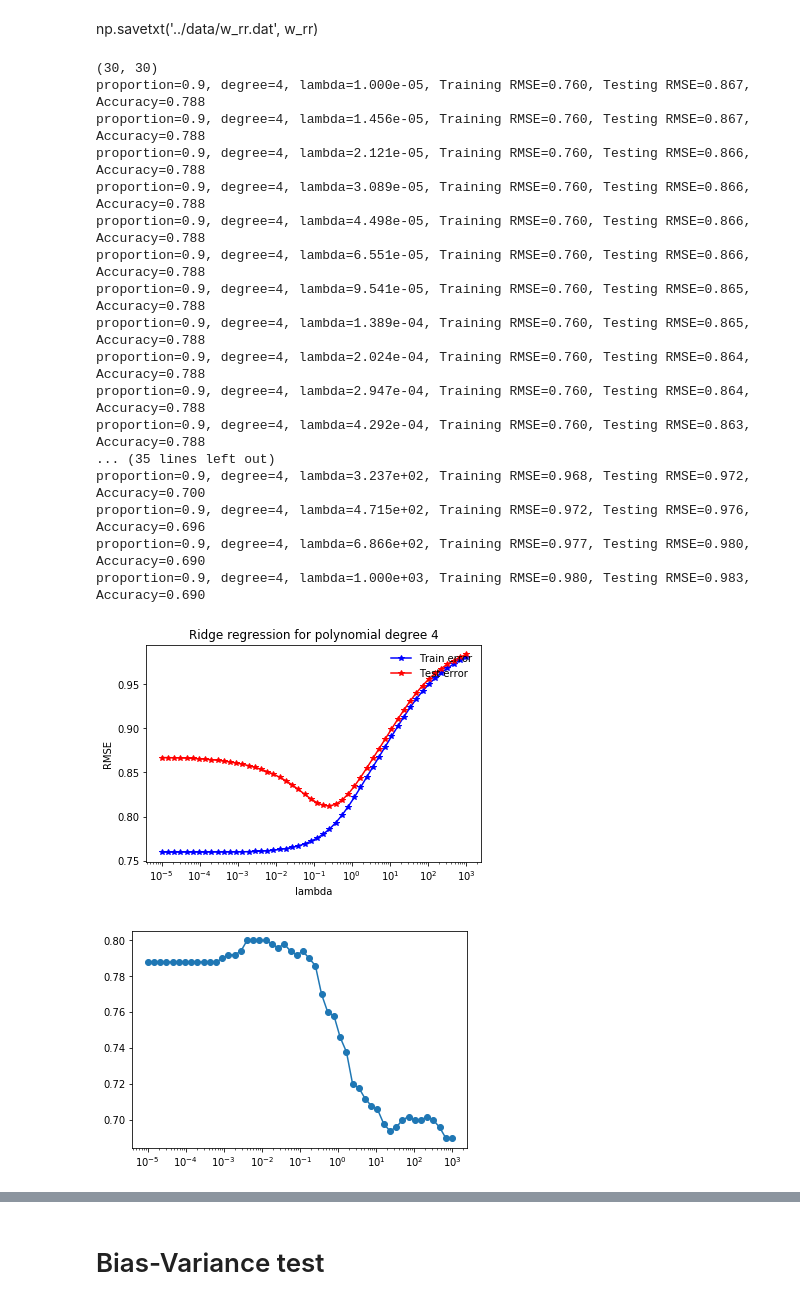
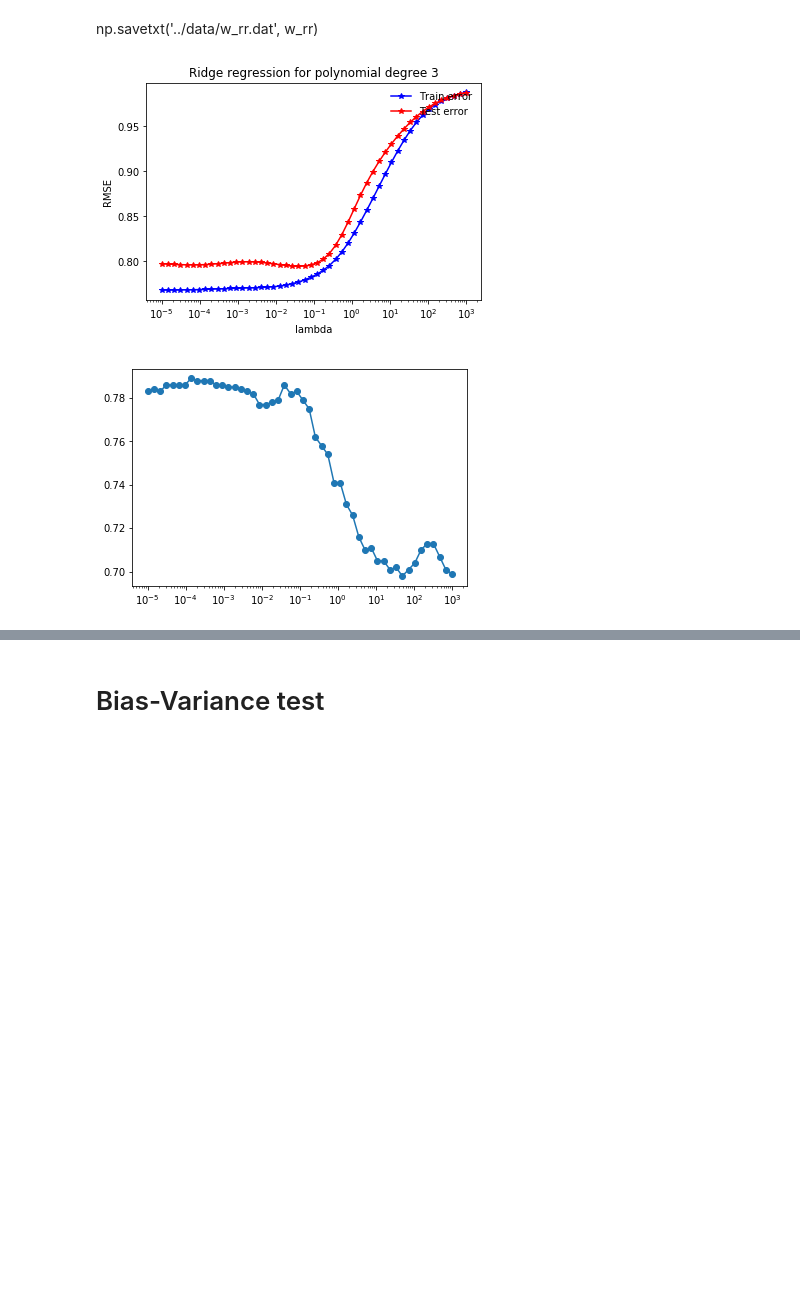
Before and after one commit to dforero0896/ml-project1, a Jupyter notebook: scripts/implementations.ipynb, the cells around one changed output, grey strips where cells are left out. Cells and saved outputs as stored; diff of their text form; code cells hidden in the pictures; blank space fills up the shorter version.

```diff
--- a/scripts/implementations.ipynb
+++ b/scripts/implementations.ipynb
@@ -28,0 +28,11 @@ y_pre, x_pre, x_mean, x_var, transform = preprocess(x, y, clean=clean, dopca=Tru
+# %%
+clean = True
+dopca = False
+max_comp = 30 # For cleaning, and no removing cols
+
+x_train, y_train, x_test, y_test = split_data(x, y, ratio=0.8, seed=42)
+y_train, x_train, x_train_mean, x_train_var, transform_train, eigenvals_train = preprocess(
+    x_train, y_train, clean=clean, dopca=dopca, max_comp=max_comp)
+y_test, x_test, x_test_mean, x_test_var, transform_test, eigenvals_test = preprocess(
+    x_test, y_test, clean=clean, dopca=dopca, max_comp=max_comp)
+print(x_test.shape, x_train.shape)
@@ -29,7 +41,6 @@ y_pre, x_pre, x_mean, x_var, transform = preprocess(x, y, clean=clean, dopca=Tru
 # %%
 degree = 2
-x_train, y_train, x_test, y_test = split_data(x_pre, y_pre, ratio=0.9999, seed = 42)
-# Build data matrix
+# Build data matrix with feature expansion
 tx_train = build_poly(x_train, degree)
 tx_test = build_poly(x_test, degree)
 tx_train.shape, tx_test.shape
@@ -133,7 +116,7 @@ np.savetxt('../data/w_lsq.dat', w_lsq)
 # %% [markdown]
 # Ridge Regression
 # %%
-lambda_ = 3.3e-2
+lambda_ = 2e-4
 w_rr, loss_rr = ridge_regression(y_train, tx_train, lambda_)
 rr_prediction = predict_labels(w_rr, tx_test)
 acc_rr = accuracy_ratio(rr_prediction, y_test)
@@ -151,7 +134,7 @@ def ridge_regression_demo(x, y, degree, ratio, seed):
     """ridge regression demo."""
     # define parameter
     lambdas = np.logspace(-5, 3, 50)
-    y_pre, x_pre = preprocess(x, y, clean=clean, dopca=True)
+    y_pre, x_pre, _, _, _, _ = preprocess(x, y, clean=clean, dopca=True, max_comp=30)
     # split the data, and return train and test data
     x_train, y_train, x_test, y_test = split_data(x_pre, y_pre, ratio, seed)
     tx_train=build_poly(x_train, degree)
@@ -165,8 +148,8 @@ def ridge_regression_demo(x, y, degree, ratio, seed):
         rmse_tr.append(np.sqrt(2*loss_train))
         rmse_te.append(np.sqrt(2*compute_loss(y_test, tx_test, w_train, kind = 'mse')))
         accuracies.append(accuracy_ratio(predict_labels(w_train, tx_test), y_test))
-        print("proportion={p}, degree={d}, lambda={l:.3e}, Training RMSE={tr:.3f}, Testing RMSE={te:.3f}, Accuracy={ac:.3f}".format(
-               p=ratio, d=degree, l=lambda_, tr=rmse_tr[ind], te=rmse_te[ind], ac=accuracies[ind]))
+        #print("proportion={p}, degree={d}, lambda={l:.3e}, Training RMSE={tr:.3f}, Testing RMSE={te:.3f}, Accuracy={ac:.3f}".format(
+         #      p=ratio, d=degree, l=lambda_, tr=rmse_tr[ind], te=rmse_te[ind], ac=accuracies[ind]))
 
     # Plot the obtained results
     plot_train_test(rmse_tr, rmse_te, lambdas, degree)
@@ -191,29 +174,12 @@ def plot_train_test(train_errors, test_errors, lambdas, degree):
     plt.savefig("../results/ridge_regression")
 # %%
 seed = 42
-degree = 4
-split_ratio = 0.9
+degree = 3
+split_ratio = 0.8
 ridge_regression_demo(x, y, degree, split_ratio, seed)
 # %% [output]
-(30, 30)
-proportion=0.9, degree=4, lambda=1.000e-05, Training RMSE=0.760, Testing RMSE=0.867, Accuracy=0.788
-proportion=0.9, degree=4, lambda=1.456e-05, Training RMSE=0.760, Testing RMSE=0.867, Accuracy=0.788
-proportion=0.9, degree=4, lambda=2.121e-05, Training RMSE=0.760, Testing RMSE=0.866, Accuracy=0.788
-proportion=0.9, degree=4, lambda=3.089e-05, Training RMSE=0.760, Testing RMSE=0.866, Accuracy=0.788
-proportion=0.9, degree=4, lambda=4.498e-05, Training RMSE=0.760, Testing RMSE=0.866, Accuracy=0.788
-proportion=0.9, degree=4, lambda=6.551e-05, Training RMSE=0.760, Testing RMSE=0.866, Accuracy=0.788
-proportion=0.9, degree=4, lambda=9.541e-05, Training RMSE=0.760, Testing RMSE=0.865, Accuracy=0.788
-proportion=0.9, degree=4, lambda=1.389e-04, Training RMSE=0.760, Testing RMSE=0.865, Accuracy=0.788
-proportion=0.9, degree=4, lambda=2.024e-04, Training RMSE=0.760, Testing RMSE=0.864, Accuracy=0.788
-proportion=0.9, degree=4, lambda=2.947e-04, Training RMSE=0.760, Testing RMSE=0.864, Accuracy=0.788
-proportion=0.9, degree=4, lambda=4.292e-04, Training RMSE=0.760, Testing RMSE=0.863, Accuracy=0.788
-... (35 lines left out)
-proportion=0.9, degree=4, lambda=3.237e+02, Training RMSE=0.968, Testing RMSE=0.972, Accuracy=0.700
-proportion=0.9, degree=4, lambda=4.715e+02, Training RMSE=0.972, Testing RMSE=0.976, Accuracy=0.696
-proportion=0.9, degree=4, lambda=6.866e+02, Training RMSE=0.977, Testing RMSE=0.980, Accuracy=0.690
-proportion=0.9, degree=4, lambda=1.000e+03, Training RMSE=0.980, Testing RMSE=0.983, Accuracy=0.690
-[figure, old version]
+[figure, new version]
-[figure, old version]
+[figure, new version]
 # %%
 def cross_validation(y, x, k_indices, k, lambda_, degree):
     """return the loss of ridge regression."""
```
Also changed, not shown: parts of 14 cells of this notebook, 3 other files.
